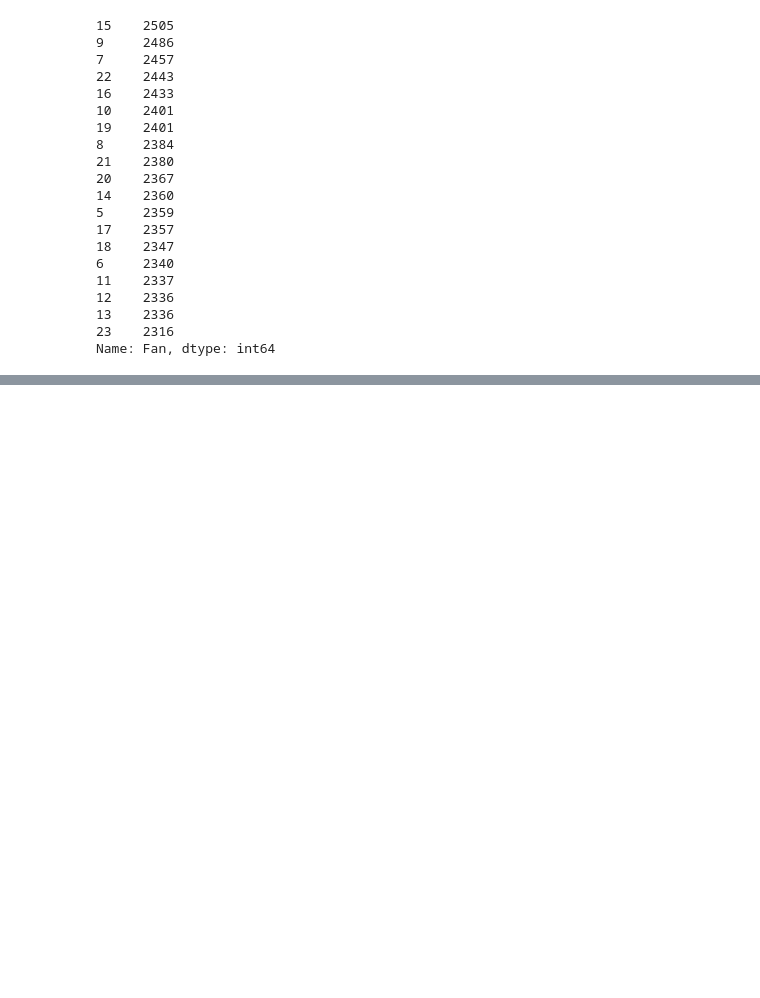
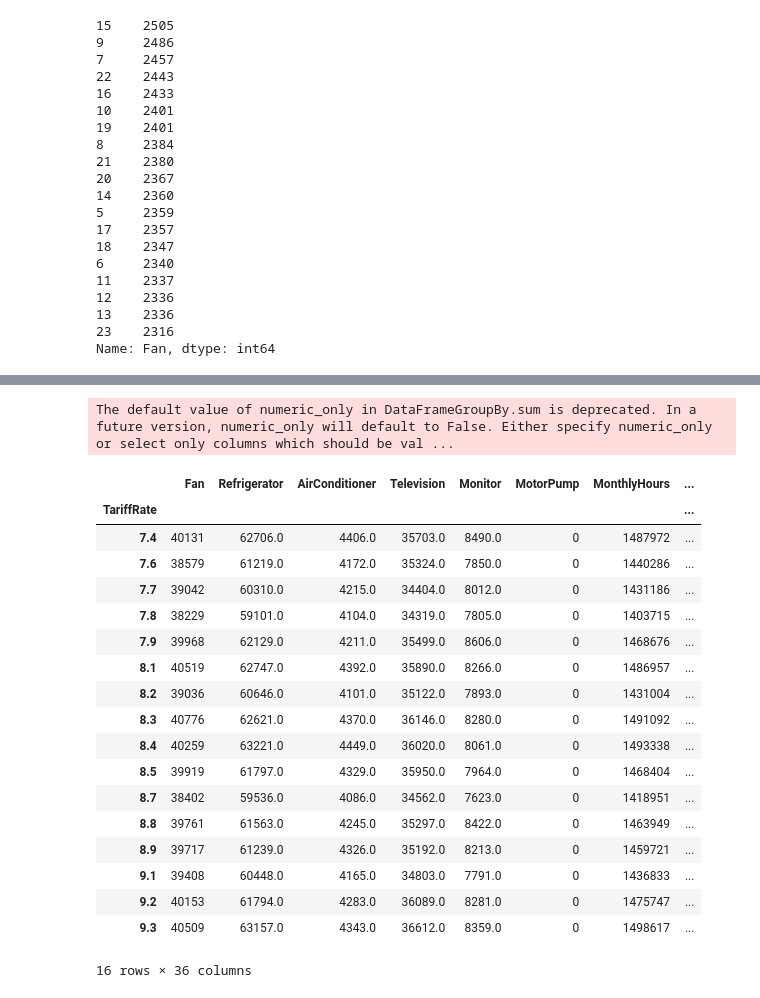
Before and after one commit to Aakash-mishra2/electricity-bill-by-devices-clustering, a Jupyter notebook: Electricity_bill_management.ipynb, the cells around one changed output, grey strips where cells are left out. Drawn from its saved outputs; the diff is of its cells as text; code cells hidden in the pictures; blank space fills up the shorter version.

```diff
--- a/Electricity_bill_management.ipynb
+++ b/Electricity_bill_management.ipynb
@@ -174,0 +281,24 @@ Name: Fan, dtype: int64
+# %%
+elec_df_group = electricity_df.groupby(by='TariffRate').sum()
+elec_df_group
+# %% [output]
+The default value of numeric_only in DataFrameGroupBy.sum is deprecated. In a future version, numeric_only will default to False. Either specify numeric_only or select only columns which should be val ...
+|  | Fan | Refrigerator | AirConditioner | Television | Monitor | MotorPump | MonthlyHours | ... |
+| TariffRate |  |  |  |  |  |  |  | ... |
+| 7.4 | 40131 | 62706.0 | 4406.0 | 35703.0 | 8490.0 | 0 | 1487972 | ... |
+| 7.6 | 38579 | 61219.0 | 4172.0 | 35324.0 | 7850.0 | 0 | 1440286 | ... |
+| 7.7 | 39042 | 60310.0 | 4215.0 | 34404.0 | 8012.0 | 0 | 1431186 | ... |
+| 7.8 | 38229 | 59101.0 | 4104.0 | 34319.0 | 7805.0 | 0 | 1403715 | ... |
+| 7.9 | 39968 | 62129.0 | 4211.0 | 35499.0 | 8606.0 | 0 | 1468676 | ... |
+| 8.1 | 40519 | 62747.0 | 4392.0 | 35890.0 | 8266.0 | 0 | 1486957 | ... |
+| 8.2 | 39036 | 60646.0 | 4101.0 | 35122.0 | 7893.0 | 0 | 1431004 | ... |
+| 8.3 | 40776 | 62621.0 | 4370.0 | 36146.0 | 8280.0 | 0 | 1491092 | ... |
+| 8.4 | 40259 | 63221.0 | 4449.0 | 36020.0 | 8061.0 | 0 | 1493338 | ... |
+| 8.5 | 39919 | 61797.0 | 4329.0 | 35950.0 | 7964.0 | 0 | 1468404 | ... |
+| 8.7 | 38402 | 59536.0 | 4086.0 | 34562.0 | 7623.0 | 0 | 1418951 | ... |
+| 8.8 | 39761 | 61563.0 | 4245.0 | 35297.0 | 8422.0 | 0 | 1463949 | ... |
+| 8.9 | 39717 | 61239.0 | 4326.0 | 35192.0 | 8213.0 | 0 | 1459721 | ... |
+| 9.1 | 39408 | 60448.0 | 4165.0 | 34803.0 | 7791.0 | 0 | 1436833 | ... |
+| 9.2 | 40153 | 61794.0 | 4283.0 | 36089.0 | 8281.0 | 0 | 1475747 | ... |
+| 9.3 | 40509 | 63157.0 | 4343.0 | 36612.0 | 8359.0 | 0 | 1498617 | ... |
+16 rows × 36 columns
```
Also changed, not shown: parts of 13 cells of this notebook.
